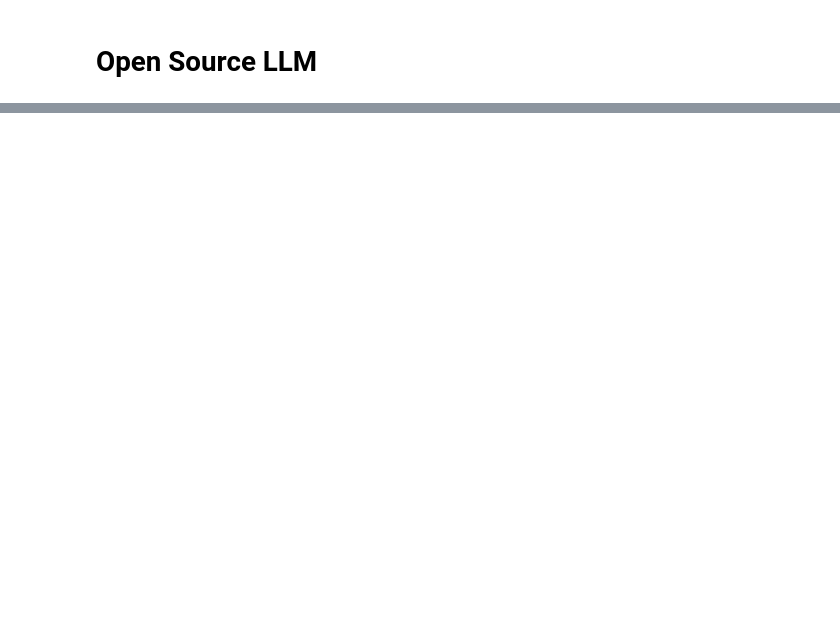
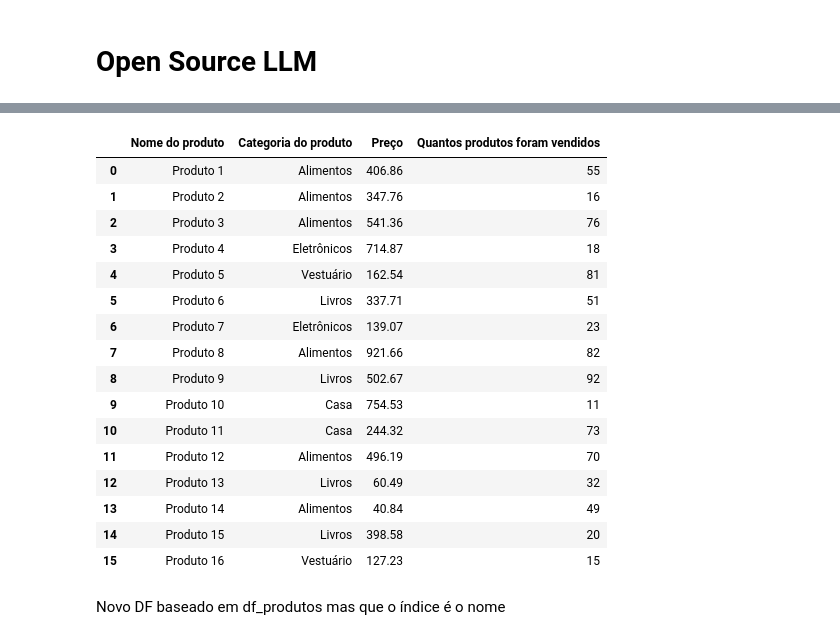
Before and after one commit to mateus-bombassaro/python-ai-colab, a Jupyter notebook: Aula_1_Python.ipynb, the cells around one changed output, grey strips where cells are left out. Saved outputs shown, nothing was run; the diff lists cells and outputs as text; code cells hidden in the pictures; blank space fills up the shorter version.

```diff
--- a/Aula_1_Python.ipynb
+++ b/Aula_1_Python.ipynb
@@ -212,0 +431,22 @@ for chunk in completion:
+# %%
+df_produtos.iloc[0:16]
+# %% [output]
+|  | Nome do produto | Categoria do produto | Preço | Quantos produtos foram vendidos |
+| 0 | Produto 1 | Alimentos | 406.86 | 55 |
+| 1 | Produto 2 | Alimentos | 347.76 | 16 |
+| 2 | Produto 3 | Alimentos | 541.36 | 76 |
+| 3 | Produto 4 | Eletrônicos | 714.87 | 18 |
+| 4 | Produto 5 | Vestuário | 162.54 | 81 |
+| 5 | Produto 6 | Livros | 337.71 | 51 |
+| 6 | Produto 7 | Eletrônicos | 139.07 | 23 |
+| 7 | Produto 8 | Alimentos | 921.66 | 82 |
+| 8 | Produto 9 | Livros | 502.67 | 92 |
+| 9 | Produto 10 | Casa | 754.53 | 11 |
+| 10 | Produto 11 | Casa | 244.32 | 73 |
+| 11 | Produto 12 | Alimentos | 496.19 | 70 |
+| 12 | Produto 13 | Livros | 60.49 | 32 |
+| 13 | Produto 14 | Alimentos | 40.84 | 49 |
+| 14 | Produto 15 | Livros | 398.58 | 20 |
+| 15 | Produto 16 | Vestuário | 127.23 | 15 |
+# %% [markdown]
+Novo DF baseado em df_produtos mas que o índice é o nome
```
Also changed, not shown: parts of 31 cells of this notebook.
